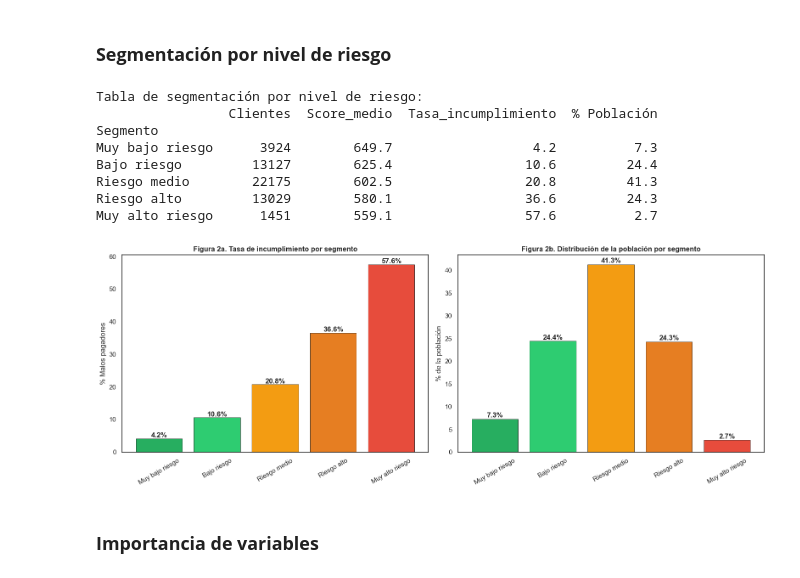
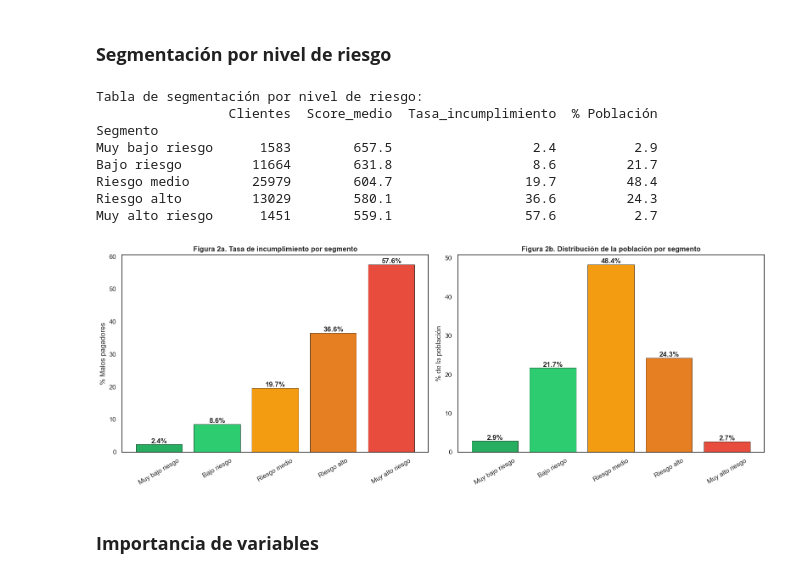
Before and after one commit to jihernandezc/rnaab_riesgo_crediticio, a Jupyter notebook: RAAB_T2_riesgo_crediticio.ipynb, the cells around one changed output. Cells and saved outputs as stored; diff of their text form; code cells hidden in the pictures.

```diff
--- a/RAAB_T2_riesgo_crediticio.ipynb
+++ b/RAAB_T2_riesgo_crediticio.ipynb
@@ -1207,9 +1207,9 @@ Datos de distribución guardados para la web.
 # %%
 #Función para segmentar clientes según su score
 def segmentar_riesgo(score):
-    if score >= 640:
+    if score >= 650:
         return 'Muy bajo riesgo'  # El tope de la distribución (percentil alto)
-    elif score >= 615:
+    elif score >= 620:
         return 'Bajo riesgo'      # Por encima de la media
     elif score >= 590:
         return 'Riesgo medio'     # Alrededor de la media (zona de mayor solapamiento)
@@ -1250,37 +1250,37 @@ axes[0].bar(orden_segmentos, resumen['Tasa_incumplimiento'],
             color=colores_seg, edgecolor='black', linewidth=0.5)
 axes[0].set_title('Figura 2a. Tasa de incumplimiento por segmento',
                   fontsize=12, fontweight='bold')
 axes[0].set_ylabel('% Malos pagadores')
 axes[0].tick_params(axis='x', rotation=30)
 for i, val in enumerate(resumen['Tasa_incumplimiento']):
     axes[0].text(i, val + 0.3, f'{val:.1f}%', ha='center', fontweight='bold')
 
 axes[1].bar(orden_segmentos, resumen['% Población'],
             color=colores_seg, edgecolor='black', linewidth=0.5)
 axes[1].set_title('Figura 2b. Distribución de la población por segmento',
                   fontsize=12, fontweight='bold')
 axes[1].set_ylabel('% de la población')
 axes[1].tick_params(axis='x', rotation=30)
 for i, val in enumerate(resumen['% Población']):
     axes[1].text(i, val + 0.3, f'{val:.1f}%', ha='center', fontweight='bold')
 
 #Elementos generales del gráfico
 # plt.suptitle('Figura 8. Segmentación por nivel de riesgo',
 #              fontsize=14, fontweight='bold', y=1.02)
 plt.tight_layout()
 plt.savefig(rf'{output_dir}/fig8_segmentacion_riesgo.png', dpi=150, bbox_inches='tight')
 print()
 plt.show()
 # %% [output]
 Tabla de segmentación por nivel de riesgo:
                  Clientes  Score_medio  Tasa_incumplimiento  % Población
 Segmento
-Muy bajo riesgo      3924        649.7                  4.2          7.3
-Bajo riesgo         13127        625.4                 10.6         24.4
-Riesgo medio        22175        602.5                 20.8         41.3
+Muy bajo riesgo      1583        657.5                  2.4          2.9
+Bajo riesgo         11664        631.8                  8.6         21.7
+Riesgo medio        25979        604.7                 19.7         48.4
 Riesgo alto         13029        580.1                 36.6         24.3
 Muy alto riesgo      1451        559.1                 57.6          2.7
-[figure, old version]
+[figure, new version]
 # %% [markdown]
 ### **Importancia de variables**
 # %%
```
Also changed, not shown: parts of 1 cell of this notebook, 6 other files.
